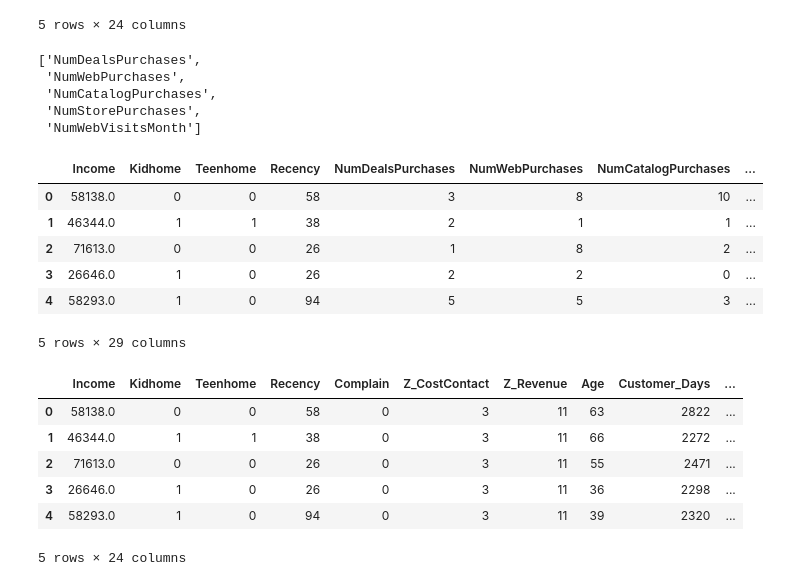
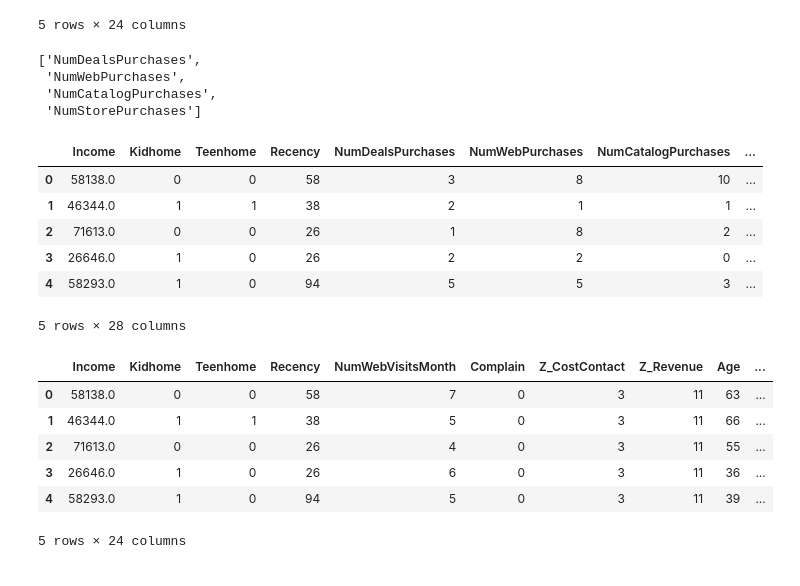
Before and after one commit to petrugeral/Marketing_Analytics, a Jupyter notebook: ifood_marketing_analytics/workspace.ipynb, the cells around one changed output. Saved outputs shown, nothing was run; the diff lists cells and outputs as text; code cells hidden in the pictures.

```diff
--- a/ifood_marketing_analytics/workspace.ipynb
+++ b/ifood_marketing_analytics/workspace.ipynb
@@ -470,16 +470,16 @@ df.head()
 5 rows × 24 columns
 # %%
 Num_columns = [col for col in df.columns if col.startswith('Num')]
+Num_columns.remove('NumWebVisitsMonth')
 Num_columns
 # %% [output]
 ['NumDealsPurchases',
  'NumWebPurchases',
  'NumCatalogPurchases',
- 'NumStorePurchases',
- 'NumWebVisitsMonth']
+ 'NumStorePurchases']
 # %%
 for i in Num_columns:
-    total = df['NumDealsPurchases']+df['NumWebPurchases']+df['NumCatalogPurchases']+df['NumStorePurchases']+df['NumWebVisitsMonth']
+    total = df['NumDealsPurchases']+df['NumWebPurchases']+df['NumCatalogPurchases']+df['NumStorePurchases']
     df[i+'_percent']=df[i]/total
 
 df.head()
@@ -490,19 +490,18 @@ df.head()
 | 2 | 71613.0 | 0 | 0 | 26 | 1 | 8 | 2 | ... |
 | 3 | 26646.0 | 1 | 0 | 26 | 2 | 2 | 0 | ... |
 | 4 | 58293.0 | 1 | 0 | 94 | 5 | 5 | 3 | ... |
-5 rows × 29 columns
+5 rows × 28 columns
 # %%
 df.drop(['NumDealsPurchases',
         'NumWebPurchases',
         'NumCatalogPurchases',
-        'NumStorePurchases',
-        'NumWebVisitsMonth'], axis=1, inplace=True)
+        'NumStorePurchases'], axis=1, inplace=True)
 df.head()
 # %% [output]
-|  | Income | Kidhome | Teenhome | Recency | Complain | Z_CostContact | Z_Revenue | Age | Customer_Days | ... |
-| 0 | 58138.0 | 0 | 0 | 58 | 0 | 3 | 11 | 63 | 2822 | ... |
-| 1 | 46344.0 | 1 | 1 | 38 | 0 | 3 | 11 | 66 | 2272 | ... |
-| 2 | 71613.0 | 0 | 0 | 26 | 0 | 3 | 11 | 55 | 2471 | ... |
-| 3 | 26646.0 | 1 | 0 | 26 | 0 | 3 | 11 | 36 | 2298 | ... |
-| 4 | 58293.0 | 1 | 0 | 94 | 0 | 3 | 11 | 39 | 2320 | ... |
+|  | Income | Kidhome | Teenhome | Recency | NumWebVisitsMonth | Complain | Z_CostContact | Z_Revenue | Age | ... |
+| 0 | 58138.0 | 0 | 0 | 58 | 7 | 0 | 3 | 11 | 63 | ... |
+| 1 | 46344.0 | 1 | 1 | 38 | 5 | 0 | 3 | 11 | 66 | ... |
+| 2 | 71613.0 | 0 | 0 | 26 | 4 | 0 | 3 | 11 | 55 | ... |
+| 3 | 26646.0 | 1 | 0 | 26 | 6 | 0 | 3 | 11 | 36 | ... |
+| 4 | 58293.0 | 1 | 0 | 94 | 5 | 0 | 3 | 11 | 39 | ... |
 5 rows × 24 columns
```
Also changed, not shown: parts of 14 cells of this notebook.
